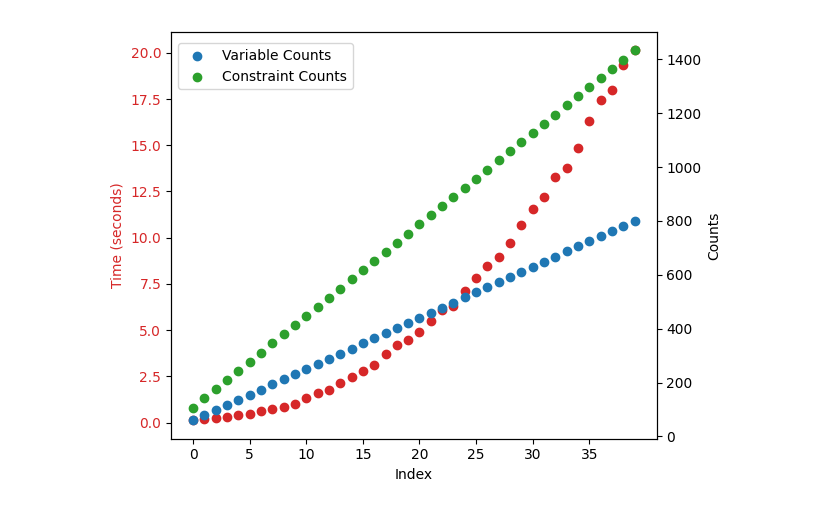
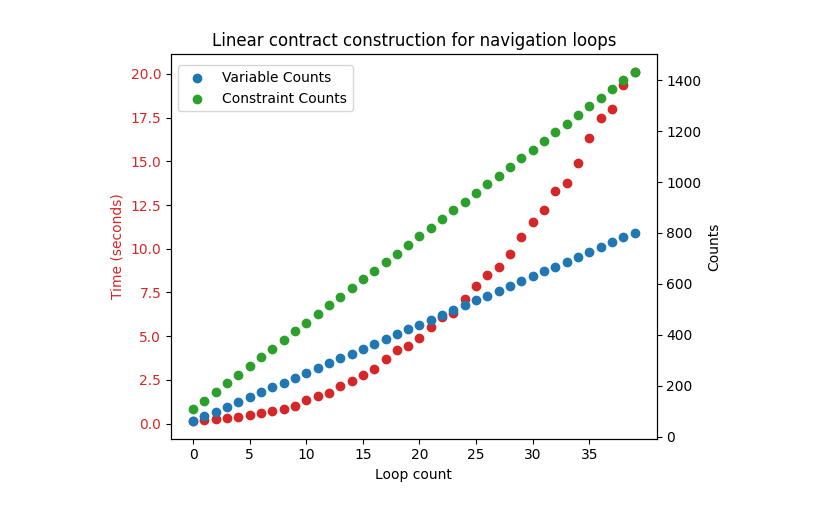
Before and after one commit to pacti-org/cs-space-mission, a Jupyter notebook: space_mission/nav_linear.ipynb, the cells around one changed output. Cells and saved outputs as stored; diff of their text form; code cells hidden in the pictures.

```diff
--- a/space_mission/nav_linear.ipynb
+++ b/space_mission/nav_linear.ipynb
@@ -44,31 +44,33 @@ constraint_counts = [len(c.a.terms) + len(c.g.terms) for c in contracts]
 # %%
 # Create a new figure and a subplot
 fig, ax1 = plt.subplots()
 
+ax1.set_title('Linear contract construction for navigation loops')
 # Setting x-ticks to multiples of 5
 ax1.set_xticks(range(0, len(compose_times), 5))
 
 # Plotting the times_in_seconds on the left y-axis
-ax1.set_xlabel('Index')
+ax1.set_xlabel('Loop count')
 ax1.set_ylabel('Time (seconds)', color='tab:red')
 ax1.scatter(range(len(compose_times)), compose_times, color='tab:red', marker='o')
 ax1.tick_params(axis='y', labelcolor='tab:red')
 
 # Create a second y-axis for variable_counts and constraint_counts
 ax2 = ax1.twinx()
 
 # We already handled the x-label with ax1
 ax2.set_ylabel('Counts', color='black')
 ax2.scatter(range(len(variable_counts)), variable_counts, color='tab:blue', label='Variable Counts', marker='o')
 ax2.scatter(range(len(constraint_counts)), constraint_counts, color='tab:green', label='Constraint Counts', marker='o')
 
 ax2.tick_params(axis='y', labelcolor='black')
 ax2.legend(loc='upper left', bbox_to_anchor=(0.0, 0.99))
 
 fig.tight_layout()  # To ensure that the right y-label is not clipped
+fig.savefig('nav-linear-construction.pdf', format='pdf', bbox_inches='tight')
 plt.show()
 # %% [output]
-[figure, old version]
+[figure, new version]
 # %%
 tactics
 # %% [output]
```
Also changed, not shown: 3 other files.
